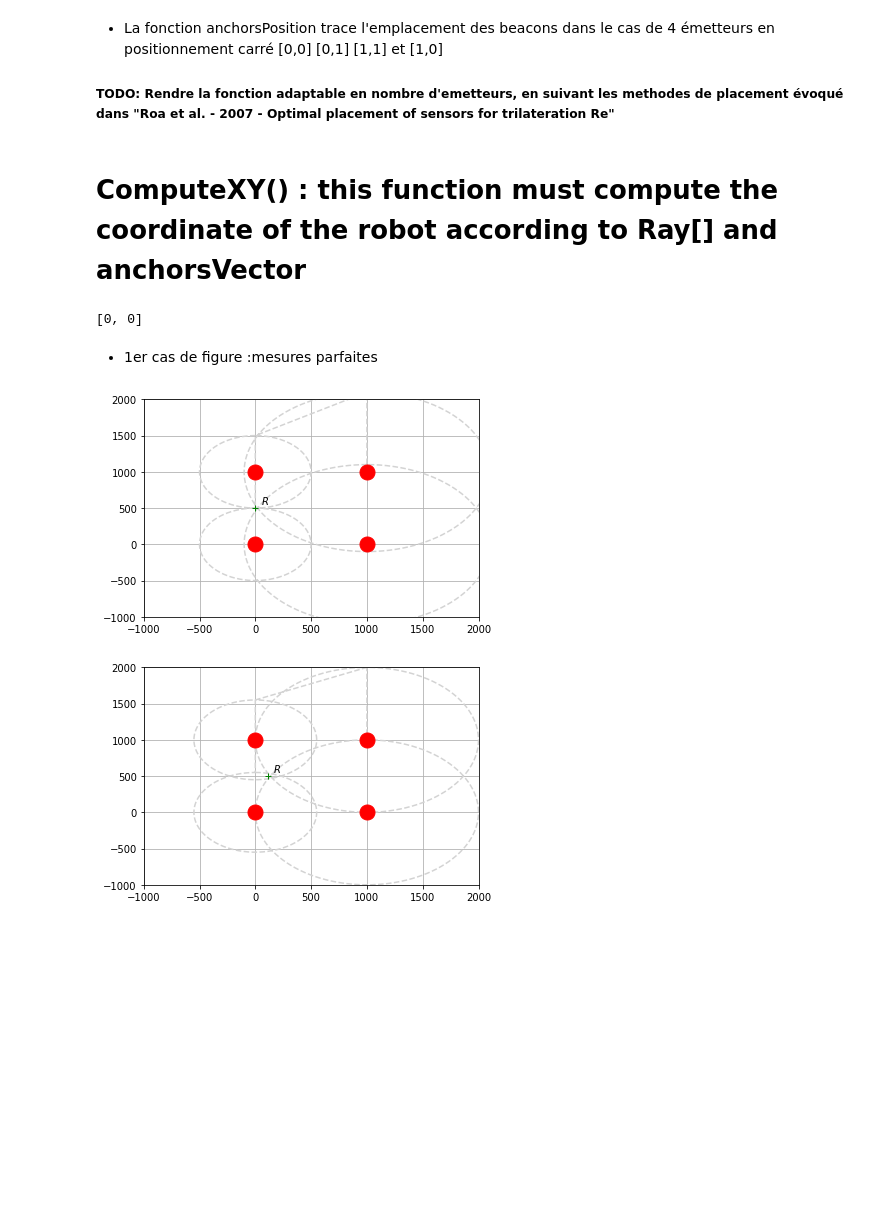
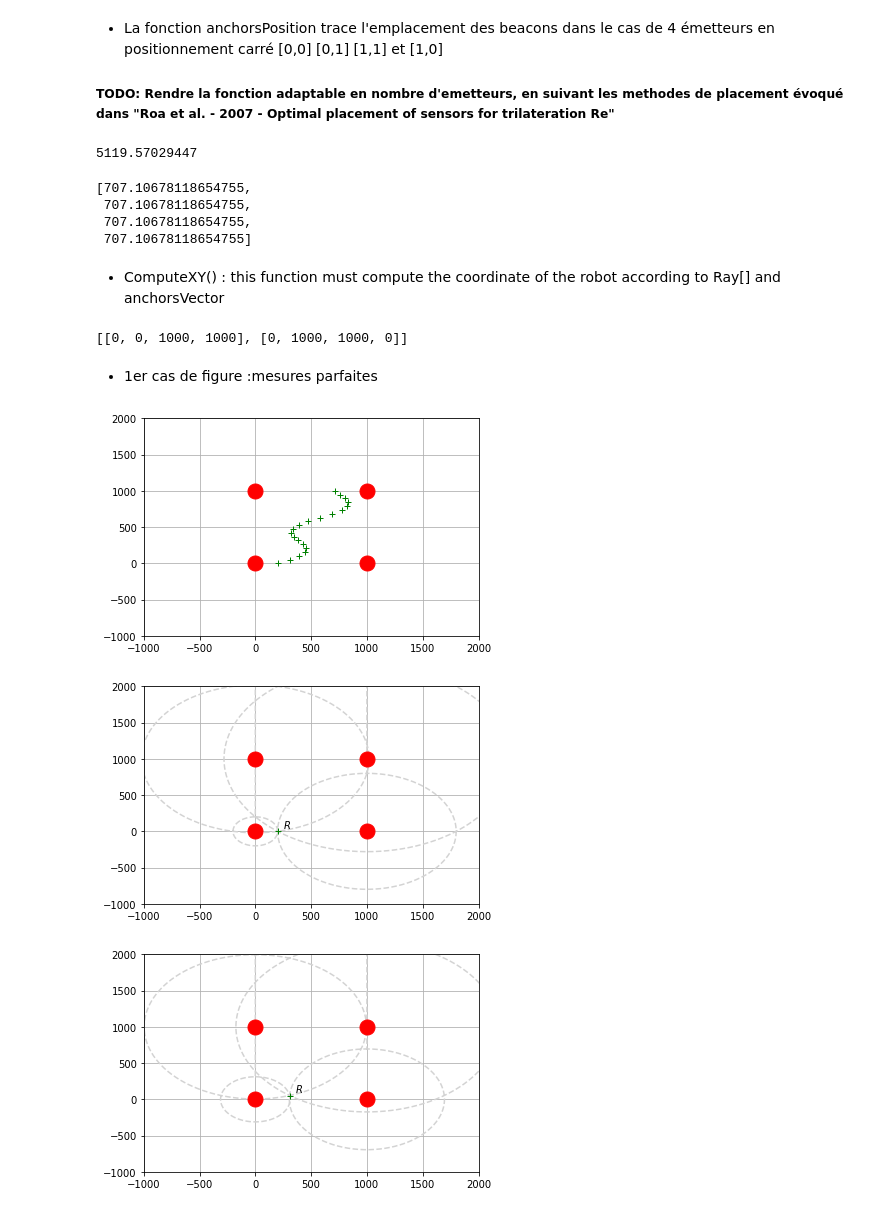
Before and after one commit to SamiEzz/newBob, a Jupyter notebook: py.ipynb, the cells around one changed output. Cells and saved outputs as stored; diff of their text form; code cells hidden in the pictures; blank space fills up the shorter version.

```diff
--- a/py.ipynb
+++ b/py.ipynb
@@ -46,15 +47,32 @@ def drawCercles(_X,_Y,_R):
 	return cercles
 # %%
 def robotMove():
-	t=linspace(0,10,10)
-	x=100*(t)
-	y=500+t
+	t=linspace(0,10,20)
+	x=150*sin(t)+60*t+200
+	y=100*t
 	robot=[]
 	robot.append(x)
 	robot.append(y)
 	return robot
+# %%
+def rightRayons(position,vector):
+    ray=[]
+    for i in range(len(vector[1])):
+        xyanchor=array((0,0))
+        xyanchor[0]=vector[0][i]
+        xyanchor[1]=vector[1][i]
+        ray.append(linalg.norm(xyanchor-position))
+    return ray
+print(linalg.norm([1100,5000]))
+rightRayons([500,500],[[0, 0, 1000, 1000], [0, 1000, 1000, 0]])
+# %% [output]
+5119.57029447
+[707.10678118654755,
+ 707.10678118654755,
+ 707.10678118654755,
+ 707.10678118654755]
 # %% [markdown]
-# ComputeXY() : this function must compute the coordinate of the robot according to Ray[] and anchorsVector
+* ComputeXY() : this function must compute the coordinate of the robot according to Ray[] and anchorsVector
 # %%
 def computeXY(ray,anchorsVector):
 	position=[0,0]
@@ -78,33 +98,52 @@ vector=anchorsPosition(1000)
 Ray=[500,500,1100,1100]
 robot=robotMove()
 computeXY(Ray,vector)
+vector
 # %% [output]
-[0, 0]
+[[0, 0, 1000, 1000], [0, 1000, 1000, 0]]
 # %% [markdown]
 * 1er cas de figure :mesures parfaites
 # %%
 
+plt.figure(3)
+plt.plot(vector[0],vector[1],"o",markersize=15,color="red")
+plt.plot(robot[0],robot[1],"+",color="green")
+plt.grid(True)
+plt.ylim(-1000,2000)
+plt.xlim(-1000,2000)
+plt.show()
+
+
 plt.figure(1)
-cercles = drawCercles(vector[0],vector[1],Ray)
+position=[]
+position.append(robot[0][0])
+position.append(robot[1][0])
+ray=rightRayons(position,vector)
+cercles = drawCercles(vector,ray)
+
 plt.plot(cercles[0],cercles[1],"--",color="LightGrey")
 plt.text(robot[0][0]+50,robot[1][0]+50, r'$ R $')
 plt.plot(vector[0],vector[1],"o",markersize=15,color="red")
 plt.plot(robot[0][0],robot[1][0],"+",color="green")
 plt.ylim(-1000,2000)
 plt.xlim(-1000,2000)
 plt.grid(True)
-plt.show()
 
 plt.figure(2)
-cercles = drawCercles(vector[0],vector[1],[550,550,1000,1000])
+position=[]
+position.append(robot[0][1])
+position.append(robot[1][1])
+ray=rightRayons(position,vector)
+cercles = drawCercles(vector,ray)
 plt.plot(cercles[0],cercles[1],"--",color="LightGrey")
 plt.text(robot[0][1]+50,robot[1][1]+50, r'$ R $')
 plt.plot(vector[0],vector[1],"o",markersize=15,color="red")
 plt.plot(robot[0][1],robot[1][1],"+",color="green")
 plt.grid(True)
 plt.ylim(-1000,2000)
 plt.xlim(-1000,2000)
 plt.show()
 # %% [output]
-[figure, old version]
+[figure, new version]
-[figure, old version]
+[figure, new version]
+[figure, added]
```
Also changed, not shown: parts of 4 cells of this notebook.
